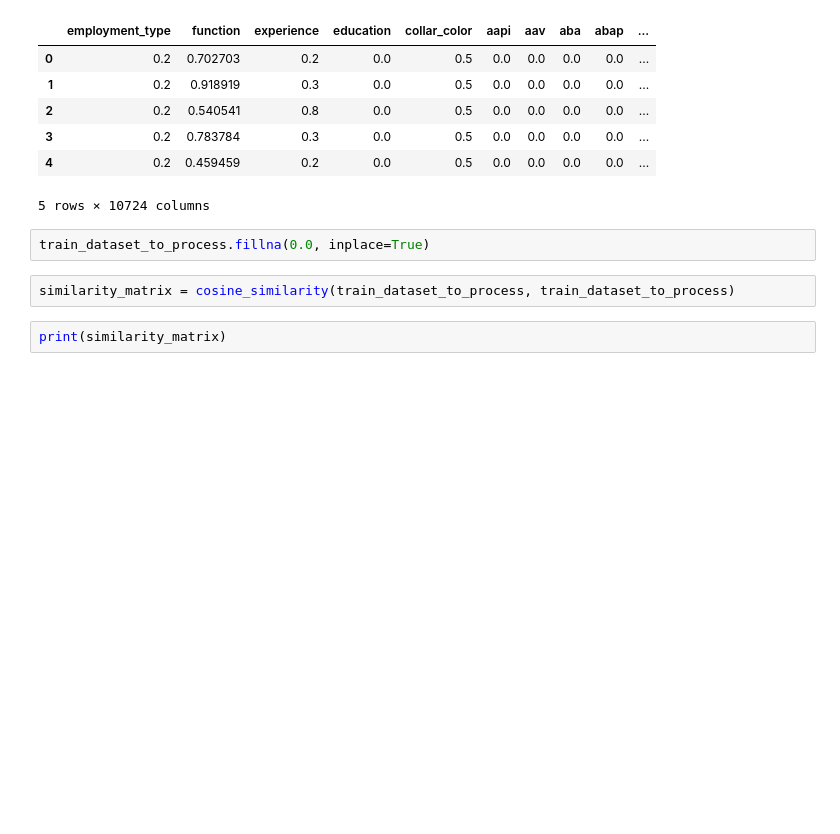
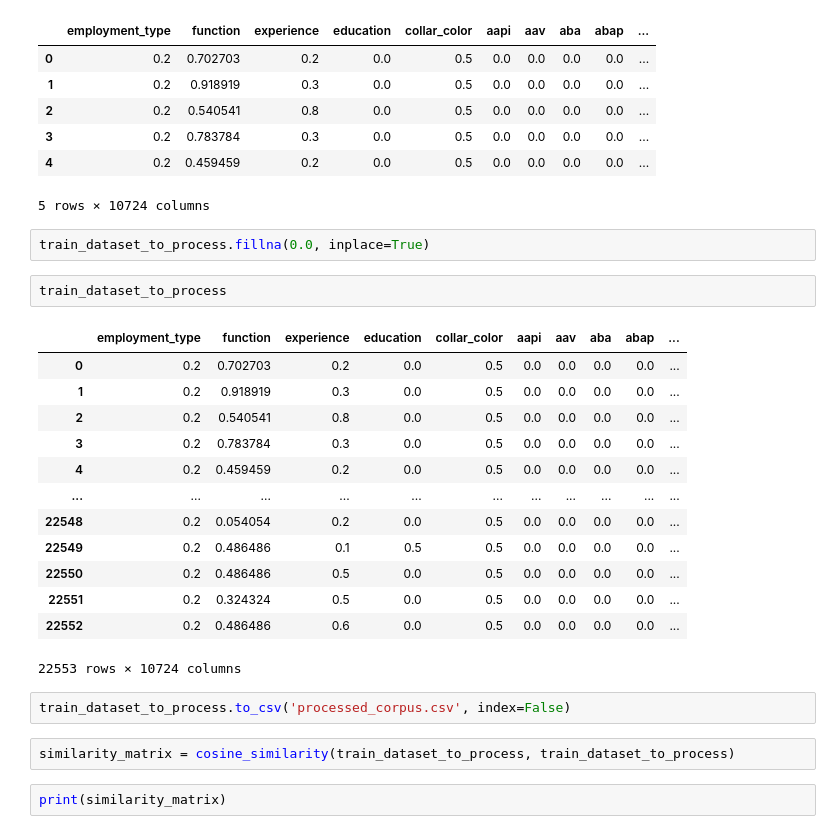
Before and after one commit to eloukas/job-recommendation-system, a Jupyter notebook: recommend_jobs.ipynb, the cells around one changed output. Saved outputs shown, nothing was run; the diff lists cells and outputs as text; blank space fills up the shorter version.

```diff
--- a/recommend_jobs.ipynb
+++ b/recommend_jobs.ipynb
@@ -74,6 +74,24 @@ train_dataset_to_process.head()
 5 rows × 10724 columns
 # %%
 train_dataset_to_process.fillna(0.0, inplace=True)
+# %%
+train_dataset_to_process
+# %% [output]
+|  | employment_type | function | experience | education | collar_color | aapi | aav | aba | abap | ... |
+| 0 | 0.2 | 0.702703 | 0.2 | 0.0 | 0.5 | 0.0 | 0.0 | 0.0 | 0.0 | ... |
+| 1 | 0.2 | 0.918919 | 0.3 | 0.0 | 0.5 | 0.0 | 0.0 | 0.0 | 0.0 | ... |
+| 2 | 0.2 | 0.540541 | 0.8 | 0.0 | 0.5 | 0.0 | 0.0 | 0.0 | 0.0 | ... |
+| 3 | 0.2 | 0.783784 | 0.3 | 0.0 | 0.5 | 0.0 | 0.0 | 0.0 | 0.0 | ... |
+| 4 | 0.2 | 0.459459 | 0.2 | 0.0 | 0.5 | 0.0 | 0.0 | 0.0 | 0.0 | ... |
+| ... | ... | ... | ... | ... | ... | ... | ... | ... | ... | ... |
+| 22548 | 0.2 | 0.054054 | 0.2 | 0.0 | 0.5 | 0.0 | 0.0 | 0.0 | 0.0 | ... |
+| 22549 | 0.2 | 0.486486 | 0.1 | 0.5 | 0.5 | 0.0 | 0.0 | 0.0 | 0.0 | ... |
+| 22550 | 0.2 | 0.486486 | 0.5 | 0.0 | 0.5 | 0.0 | 0.0 | 0.0 | 0.0 | ... |
+| 22551 | 0.2 | 0.324324 | 0.5 | 0.0 | 0.5 | 0.0 | 0.0 | 0.0 | 0.0 | ... |
+| 22552 | 0.2 | 0.486486 | 0.6 | 0.0 | 0.5 | 0.0 | 0.0 | 0.0 | 0.0 | ... |
+22553 rows × 10724 columns
+# %%
+train_dataset_to_process.to_csv('processed_corpus.csv', index=False)
 # %%
 similarity_matrix = cosine_similarity(train_dataset_to_process, train_dataset_to_process)
 # %%
```
Also changed, not shown: parts of 10 cells of this notebook, 2 other files.
